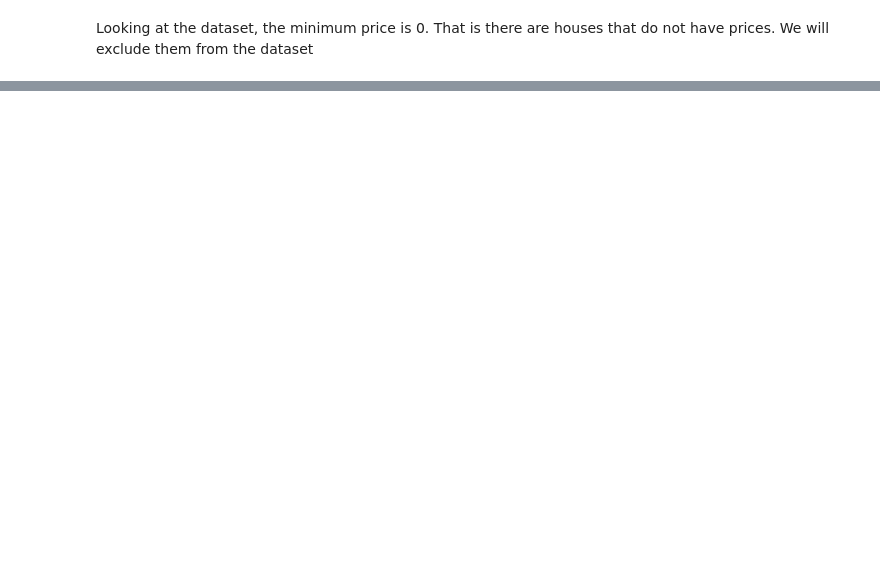
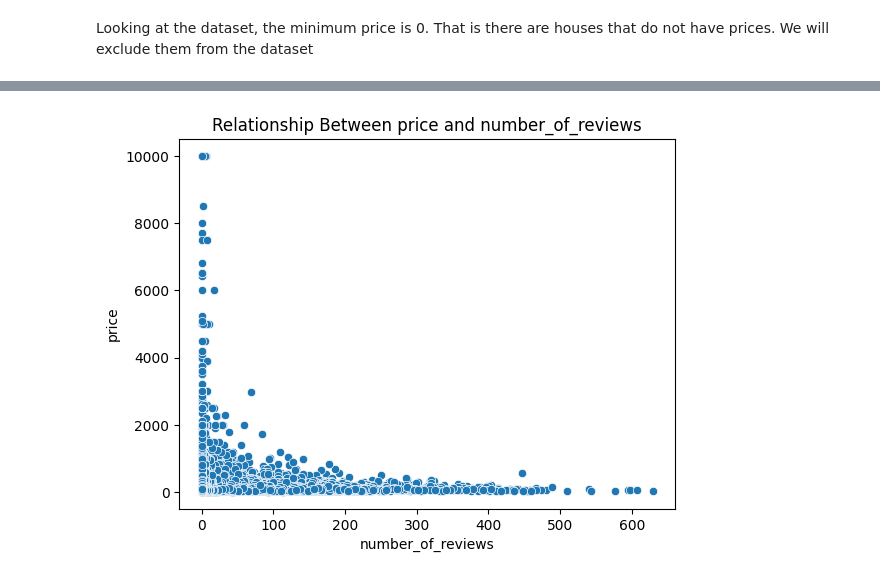
Before and after one commit to mut-rogers/data-science-bootcamp, a Jupyter notebook: AirBnB Price Prediction Problem/linear_reg_price_prediction.ipynb, the cells around one changed output, grey strips where cells are left out. Drawn from its saved outputs; the diff is of its cells as text; code cells hidden in the pictures; blank space fills up the shorter version.

```diff
--- a/AirBnB Price Prediction Problem/linear_reg_price_prediction.ipynb
+++ b/AirBnB Price Prediction Problem/linear_reg_price_prediction.ipynb
@@ -137,0 +285,11 @@ dataset.describe()
+# %%
+# Using scatterplots
+sns.scatterplot(
+    x="number_of_reviews",
+    y="price",
+    data=dataset
+)
+plt.title("Relationship Between price and number_of_reviews")
+plt.show()
+# %% [output]
+[figure, added]
```
Also changed, not shown: parts of 25 cells of this notebook.
